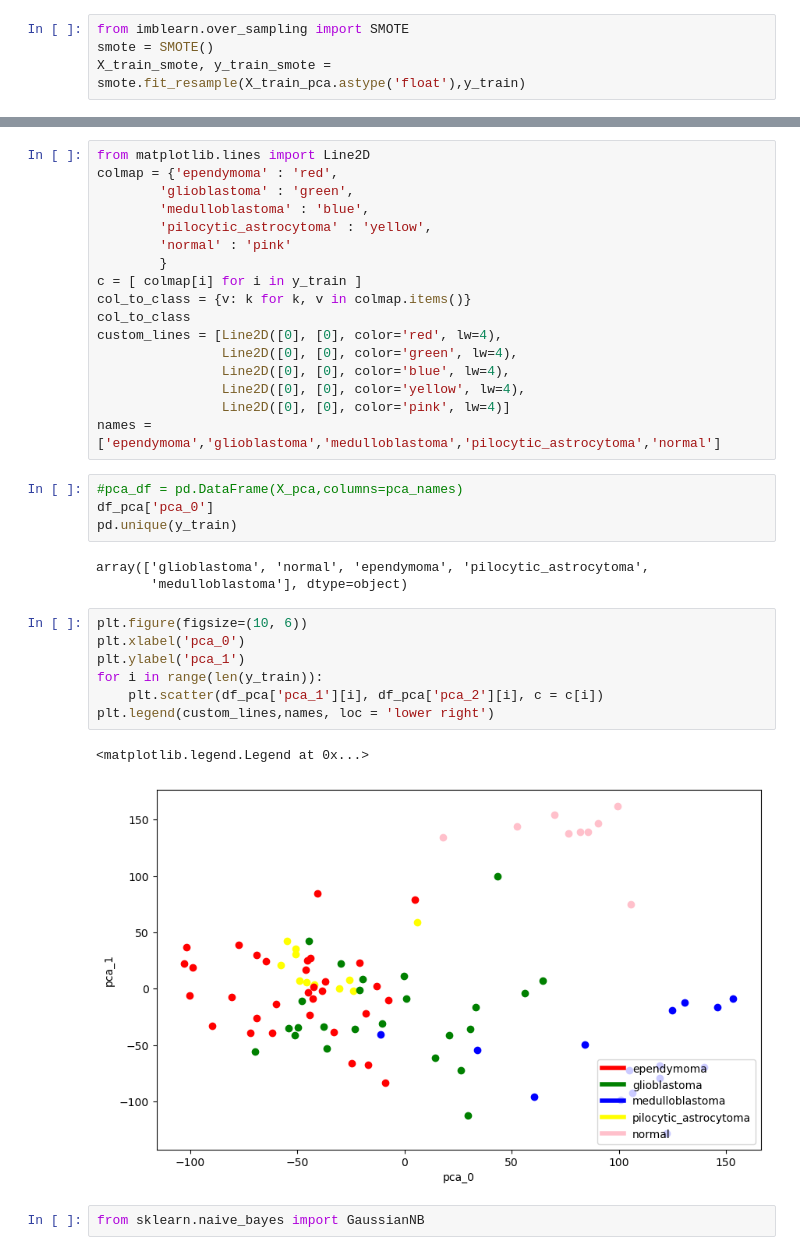
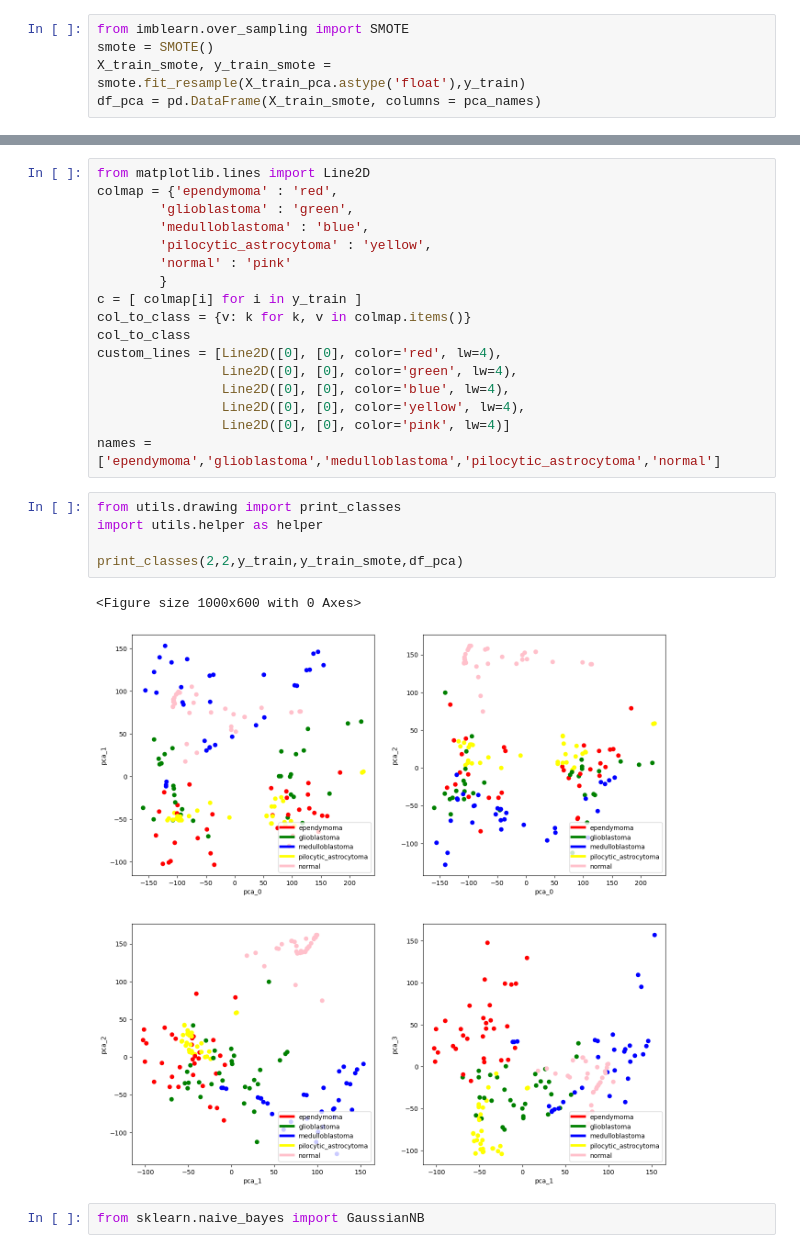
Before and after one commit to MATF-istrazivanje-podataka-1/2023_Data_Mining_Brain_cancer_Dataset, a Jupyter notebook: about_dataset.ipynb, the cells around one changed output, grey strips where cells are left out. Saved outputs shown, nothing was run; the diff lists cells and outputs as text.

Commit message:
added utils for simplicity

```diff
--- a/about_dataset.ipynb
+++ b/about_dataset.ipynb
@@ -134,6 +122,7 @@ pca.explained_variance_ratio_.shape
 from imblearn.over_sampling import SMOTE
 smote = SMOTE()
 X_train_smote, y_train_smote = smote.fit_resample(X_train_pca.astype('float'),y_train)
+df_pca = pd.DataFrame(X_train_smote, columns = pca_names)
 # %%
 from collections import Counter
 print("Before SMOTE :" , Counter(y_train))
@@ -253,23 +242,14 @@ custom_lines = [Line2D([0], [0], color='red', lw=4),
                 Line2D([0], [0], color='yellow', lw=4),
                 Line2D([0], [0], color='pink', lw=4)]
 names = ['ependymoma','glioblastoma','medulloblastoma','pilocytic_astrocytoma','normal']
-# %%
-#pca_df = pd.DataFrame(X_pca,columns=pca_names)
-df_pca['pca_0']
-pd.unique(y_train)
-# %% [output]
-array(['glioblastoma', 'normal', 'ependymoma', 'pilocytic_astrocytoma',
-       'medulloblastoma'], dtype=object)
-# %%
-plt.figure(figsize=(10, 6))
-plt.xlabel('pca_0')
-plt.ylabel('pca_1')
-for i in range(len(y_train)):
-    plt.scatter(df_pca['pca_1'][i], df_pca['pca_2'][i], c = c[i])
-plt.legend(custom_lines,names, loc = 'lower right')
-# %% [output]
-<matplotlib.legend.Legend at 0x...>
-[figure, removed]
+# %%
+from utils.drawing import print_classes
+import utils.helper as helper
+
+print_classes(2,2,y_train,y_train_smote,df_pca)
+# %% [output]
+<Figure size 1000x600 with 0 Axes>
+[figure, added]
 # %%
 from sklearn.naive_bayes import GaussianNB
 # %%
```
Also changed, not shown: parts of 7 cells of this notebook, 5 other files.
